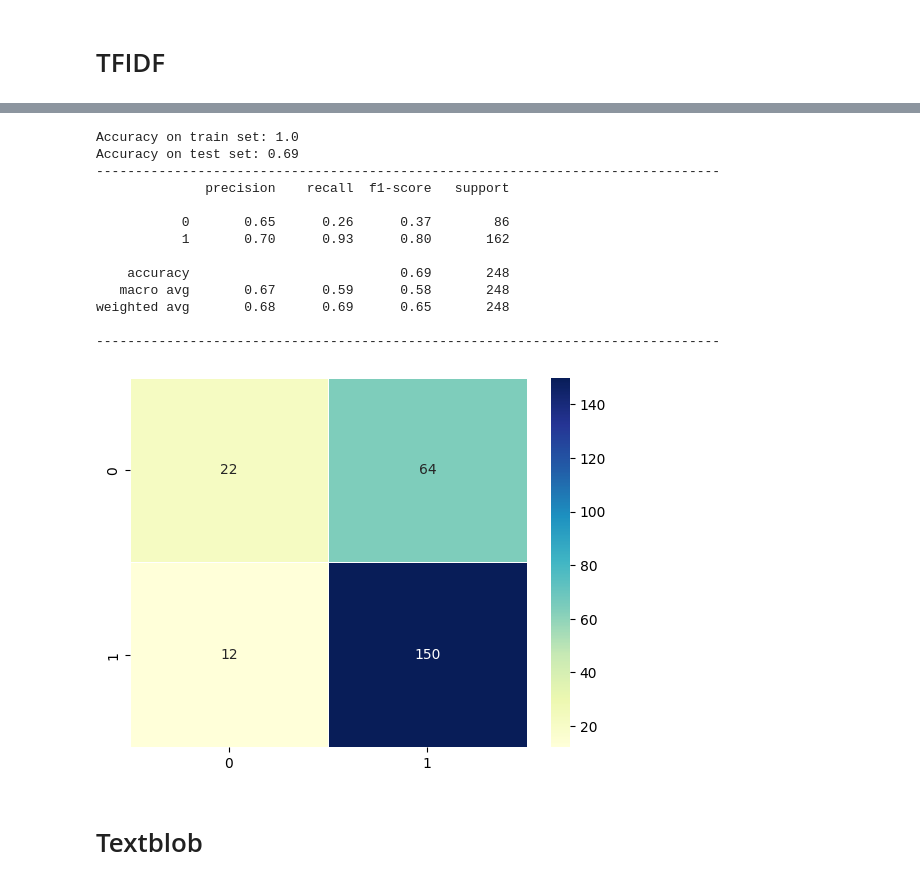
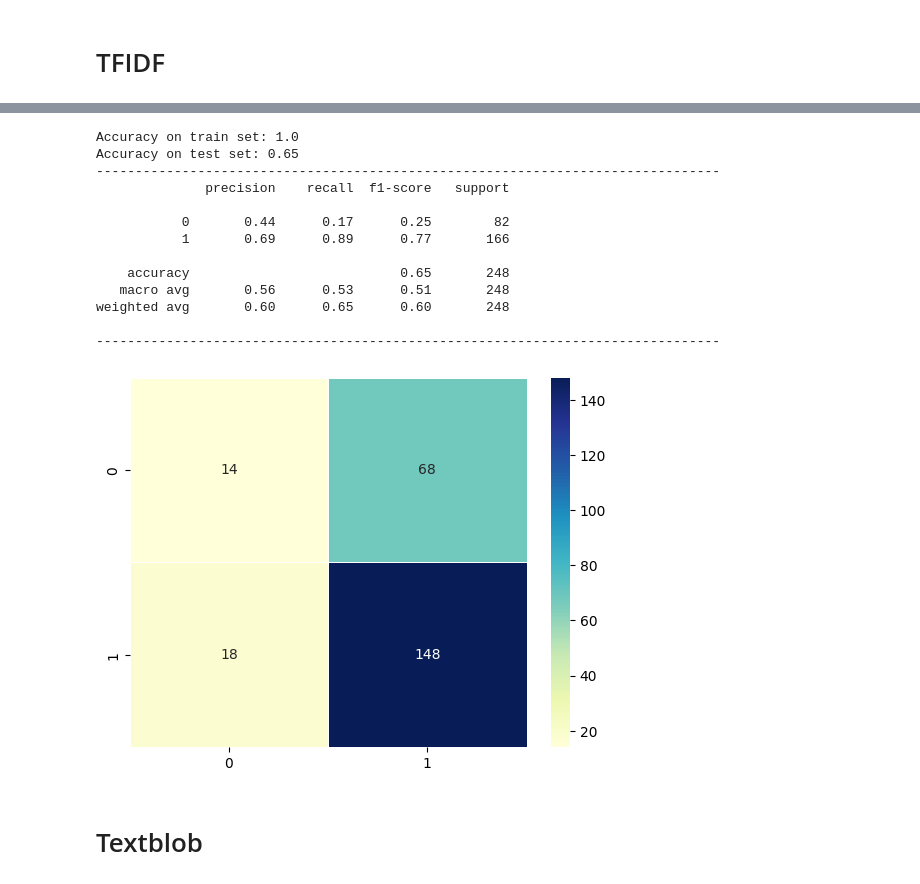
Before and after one commit to Boat84/Capstone-project, a Jupyter notebook: testing_sum_feat_jt.ipynb, the cells around one changed output, grey strips where cells are left out. Cells and saved outputs as stored; diff of their text form; code cells hidden in the pictures.

```diff
--- a/testing_sum_feat_jt.ipynb
+++ b/testing_sum_feat_jt.ipynb
@@ -34,0 +78,2 @@ df['imdbid'] = df['imdbid'].apply(lambda x: f'{x:07d}')
+# %%
+df_train, df_test = train_test_split(df, test_size=0.2, random_state=0)
@@ -90,42 +289,43 @@ df_corr.groupby('financial_success').count()
+# %%
+df_lem_train = pd.DataFrame(lem_train_texts)
+df_lem_test = pd.DataFrame(lem_test_texts)
 # %%
 # Step 3: TF-IDF Vectorization
-vect= TfidfVectorizer(max_features=500).fit(lem_texts)
-X_tfidf = vect.transform(lem_texts)
+vect= TfidfVectorizer(max_features=500)
+X_train_tfidf = vect.fit_transform(df_lem_train[0])
+X_test_tfidf = vect.transform(df_lem_test[0])
-# %%
-X_train, X_test, y_train, y_test = train_test_split(X_tfidf, y, test_size=0.2, random_state=42)
 # %%
+base = XGBClassifier()
+base.fit(X_train_tfidf, y_train)
 
-base = XGBClassifier()
-base.fit(X_train, y_train)
-
-y_pred_train = base.predict(X_train)
-y_pred = base.predict(X_test)
+y_pred_train = base.predict(X_train_tfidf)
+y_pred = base.predict(X_test_tfidf)
 
 # Print accuracy of our model
 print("Accuracy on train set:", round(accuracy_score(y_train, y_pred_train), 2))
 print("Accuracy on test set:", round(accuracy_score(y_test, y_pred), 2))
 print("--------"*10)
 
 # Print classification report of our model
 print(classification_report(y_test, y_pred))
 print("--------"*10)
 
 cm = confusion_matrix(y_test, y_pred)
 sns.heatmap(cm, cmap='YlGnBu', annot=True, fmt='d', linewidths=.5);
 # %% [output]
 Accuracy on train set: 1.0
-Accuracy on test set: 0.69
+Accuracy on test set: 0.65
 --------------------------------------------------------------------------------
               precision    recall  f1-score   support
 
-           0       0.65      0.26      0.37        86
-           1       0.70      0.93      0.80       162
+           0       0.44      0.17      0.25        82
+           1       0.69      0.89      0.77       166
 
-    accuracy                           0.69       248
-   macro avg       0.67      0.59      0.58       248
-weighted avg       0.68      0.69      0.65       248
+    accuracy                           0.65       248
+   macro avg       0.56      0.53      0.51       248
+weighted avg       0.60      0.65      0.60       248
 
 --------------------------------------------------------------------------------
-[figure, old version]
+[figure, new version]
 # %% [markdown]
 # Textblob
```
Also changed, not shown: parts of 34 cells of this notebook.
